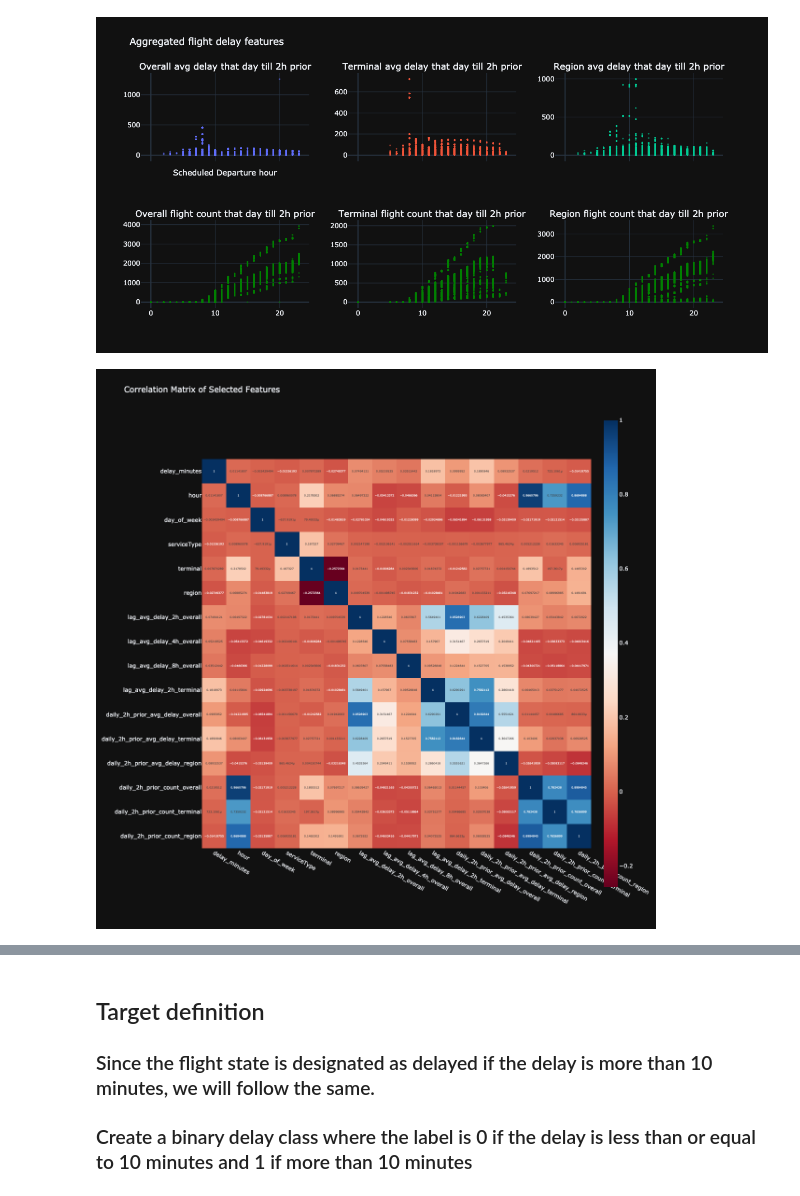
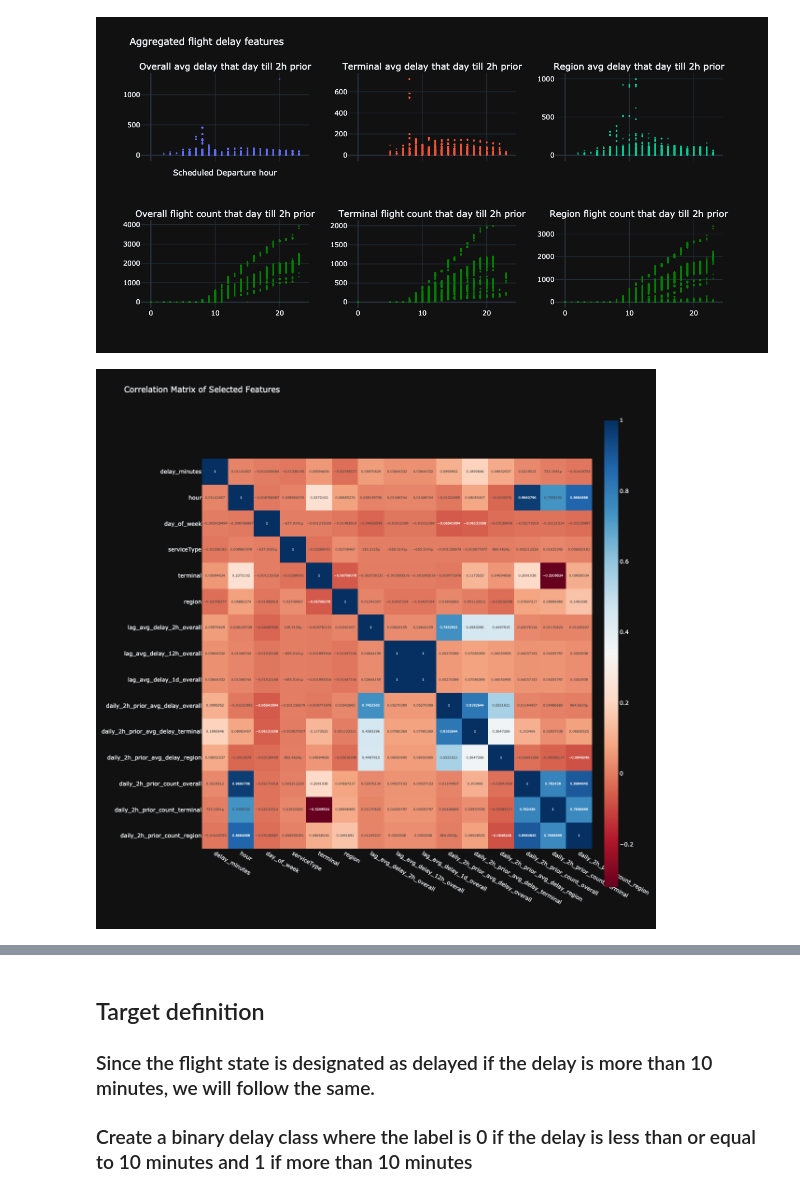
Before and after one commit to vvaibhav08/flight_delays_prediction, a Jupyter notebook: notebooks/EDA.ipynb, the cells around one changed output, grey strips where cells are left out. Drawn from its saved outputs; the diff is of its cells as text; code cells hidden in the pictures.

```diff
--- a/notebooks/EDA.ipynb
+++ b/notebooks/EDA.ipynb
@@ -530,35 +531,33 @@ fig.show()
 # %%
 df_merged_copy['scheduleDate'] = df_merged_copy['scheduledDeparture'].dt.date
 
+# Function to compute the cumulative (aggregated) average delay
 def compute_cumulative_avg(group):
     group = group.sort_values('scheduledDeparture')
     avg_delays = []
     for _, row in group.iterrows():
-        start_of_day = row['scheduledDeparture'].normalize()
+        # Only consider flights that have scheduledDeparture < (current flight's scheduledDeparture - 2 hours)
         cutoff = row['scheduledDeparture'] - pd.Timedelta(hours=2)
-        earlier = group[(group['scheduledDeparture'] >= start_of_day) &
-                        (group['scheduledDeparture'] < cutoff)]
+        earlier = group[group['scheduledDeparture'] < cutoff]
         if len(earlier) > 0:
             avg_delay = earlier['delay_minutes'].mean()
         else:
-            avg_delay = np.nan  # Or choose 0 if preferred
+            avg_delay = np.nan  # Could also choose 0 if you prefer
         avg_delays.append(avg_delay)
     return pd.Series(avg_delays, index=group.index)
 
-
+# Function to compute the cumulative count of flights
 def compute_cumulative_count(group):
     group = group.sort_values('scheduledDeparture')
     counts = []
     for _, row in group.iterrows():
-        start_of_day = row['scheduledDeparture'].normalize()
         cutoff = row['scheduledDeparture'] - pd.Timedelta(hours=2)
-        earlier = group[(group['scheduledDeparture'] >= start_of_day) &
-                        (group['scheduledDeparture'] < cutoff)]
+        earlier = group[group['scheduledDeparture'] < cutoff]
         counts.append(len(earlier))
     return pd.Series(counts, index=group.index)
 
 
-# Overall daily aggregated features (using descriptive names)
+# Overall daily aggregated features
 df_merged_copy['daily_2h_prior_avg_delay_overall'] = df_merged_copy.groupby('scheduleDate', group_keys=False).apply(compute_cumulative_avg)
 df_merged_copy['daily_2h_prior_count_overall'] = df_merged_copy.groupby('scheduleDate', group_keys=False).apply(compute_cumulative_count)
 
@@ -580,9 +579,8 @@ static_features = [
     ]
 lag_features = [
     'lag_avg_delay_2h_overall',
-    'lag_avg_delay_4h_overall',
-    'lag_avg_delay_8h_overall',
-    'lag_avg_delay_2h_terminal'
+    'lag_avg_delay_12h_overall',
+    'lag_avg_delay_1d_overall'
     ]
 agg_features = [
     'daily_2h_prior_avg_delay_overall',
@@ -686,30 +683,30 @@ fig.show()
 # %%
 static_features1 = ['delay_minutes', 'hour', 'day_of_week']
 
 # convert some categorical features to numerical
-df_merged_copy['terminal'] = pd.Categorical(df_merged['terminal']).codes
+# df_merged_copy['terminal'] = pd.Categorical(df_merged['terminal']).codes
 df_merged_copy['serviceType'] = pd.Categorical(df_merged['serviceType']).codes
 df_merged_copy['region'] = pd.Categorical(df_merged['region']).codes
 
 # combine features to a single list
 full_static_features = static_features1 + static_features
 
 # combine aggregated features to the list
 num_features = full_static_features + lag_features + agg_features
 
 # plot correlation matrix
 corr_matrix = df_merged_copy[num_features].corr()
 
 fig4 = px.imshow(
     corr_matrix,
     text_auto=True,
     color_continuous_scale="RdBu",
     title="Correlation Matrix of Selected Features"
 )
 fig4.update_layout(width=1200, height=1200)
 fig4.show()
 # %% [output]
-[figure, old version]
+[figure, new version]
 # %%
 corr_matrix = df_merged_copy[num_features].corr()
 corr_pairs = corr_matrix.unstack().sort_values(kind="quicksort", ascending=False)
```
Also changed, not shown: parts of 6 cells of this notebook, 9 other files.
